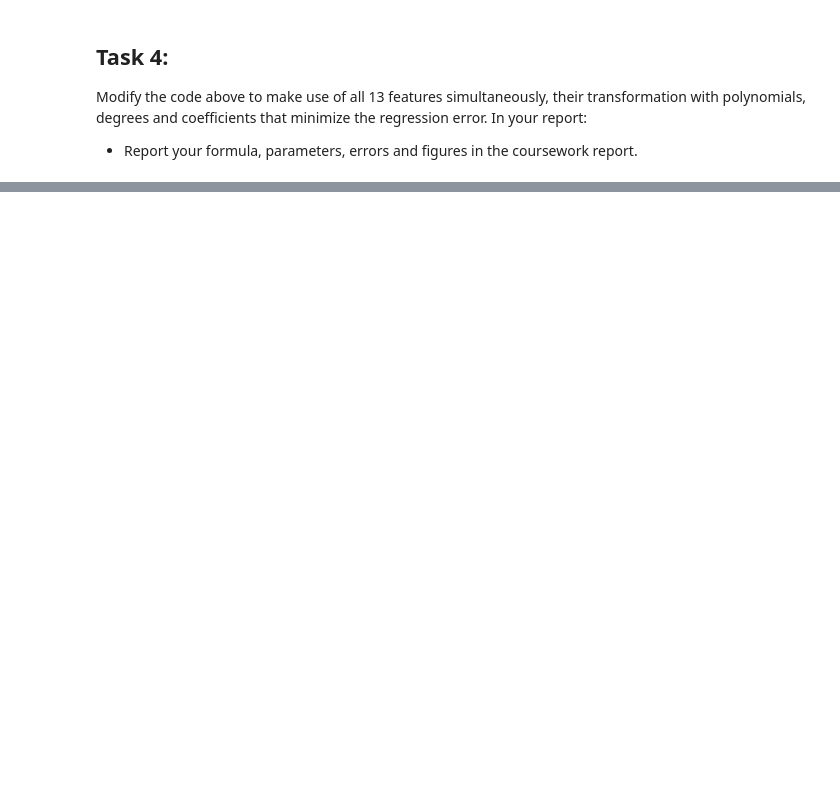
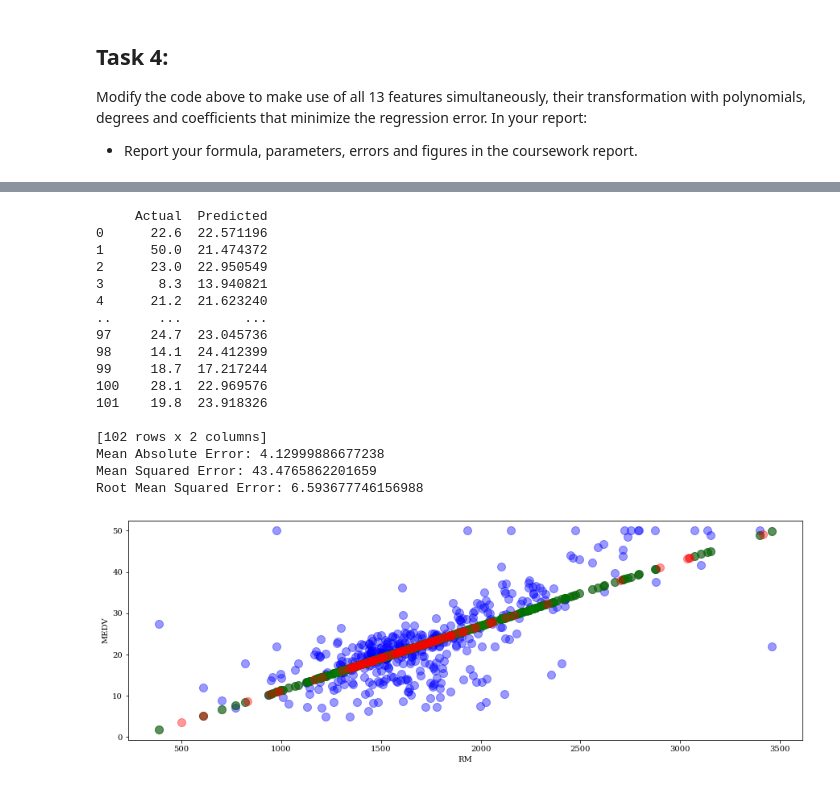
Before and after one commit to limited-fion/ee3-ml, a Jupyter notebook: Fion_ML_non_linear_predictors.ipynb, the cells around one changed output, grey strips where cells are left out. Saved outputs shown, nothing was run; the diff lists cells and outputs as text; code cells hidden in the pictures; blank space fills up the shorter version.

```diff
--- a/Fion_ML_non_linear_predictors.ipynb
+++ b/Fion_ML_non_linear_predictors.ipynb
@@ -686,7 +776,7 @@ def safe_power(val, pow):
 
   return val ** pow
 # %%
-def single_feat_find_coef(feature_index: int = 0, powers: List[int] = []):
+def single_feat_find_coef(feature_index: int = 5, powers: List[int] = []):
   boston = load_boston()
   features = boston.data.T[feature_index:feature_index+1]
 
@@ -891,3 +1015,63 @@ multi_linear_reg()
 # %%
 # We notice that the error values tallies when we separate out the x and x**2 term in the previous step. This is expected.
 # Theoretically we could have optimized the power and coefficients for each of the features but this process will be very time & computationally expensive.
+# %%
+feat_5_coef = [ 44.2115799,  812.80058341,  -1.09197666]
+intercept_ls = -342.67660201053343
+
+def single_linear_reg():
+  ''' Plugging in the values we got from the previous step into our transformation.
+  Theoretically it should give us very similar if not the same results.
+  '''
+
+  boston = load_boston()
+  features = boston.data.T
+  ofeatures = features.copy()
+
+  for i in range(len(features[5])):
+    # plugging in the coefficients and the intercept
+    features[5][i] = feat_5_coef[0]*features[5][i] + feat_5_coef[0]*safe_power(features[5][i],-1) + feat_5_coef[0]*features[5][i]**2 + intercept_ls
+
+  Z=features[5:6]
+  ZT=np.transpose(Z)
+  X_train, X_test, y_train, y_test = train_test_split(ZT, boston.target, test_size=0.2, random_state=0)
+  lr = LinearRegression()
+  lr.fit(X_train, y_train)
+  y_tr_pred = lr.predict(X_train)
+  y_te_pred = lr.predict(X_test)
+
+  plt.figure(figsize = (15,5))
+  plt.scatter(X_train, y_train, alpha=0.4,s=100, c='blue')
+  w = lr.coef_
+  b=lr.intercept_
+  plt.scatter(X_train, b+w*X_train,  alpha=0.4,s=100, c='black')
+  plt.scatter(X_train, y_tr_pred, alpha=0.4,s=100,c='green')
+  plt.scatter(X_test, y_te_pred, alpha=0.4,s=100,c='red')
+  plt.xlabel(boston.feature_names[5])
+  plt.ylabel('MEDV')
+  df = pd.DataFrame({'Actual': y_test.flatten(), 'Predicted': y_te_pred.flatten()})
+  print(df)
+  print('Mean Absolute Error:', metrics.mean_absolute_error(y_test, y_te_pred))
+  print('Mean Squared Error:', metrics.mean_squared_error(y_test, y_te_pred))
+  print('Root Mean Squared Error:', np.sqrt(metrics.mean_squared_error(y_test, y_te_pred)))
+
+single_linear_reg()
+# %% [output]
+     Actual  Predicted
+0      22.6  22.571196
+1      50.0  21.474372
+2      23.0  22.950549
+3       8.3  13.940821
+4      21.2  21.623240
+..      ...        ...
+97     24.7  23.045736
+98     14.1  24.412399
+99     18.7  17.217244
+100    28.1  22.969576
+101    19.8  23.918326
+
+[102 rows x 2 columns]
+Mean Absolute Error: 4.12999886677238
+Mean Squared Error: 43.4765862201659
+Root Mean Squared Error: 6.593677746156988
+[figure, added]
```
Also changed, not shown: parts of 19 cells of this notebook.
